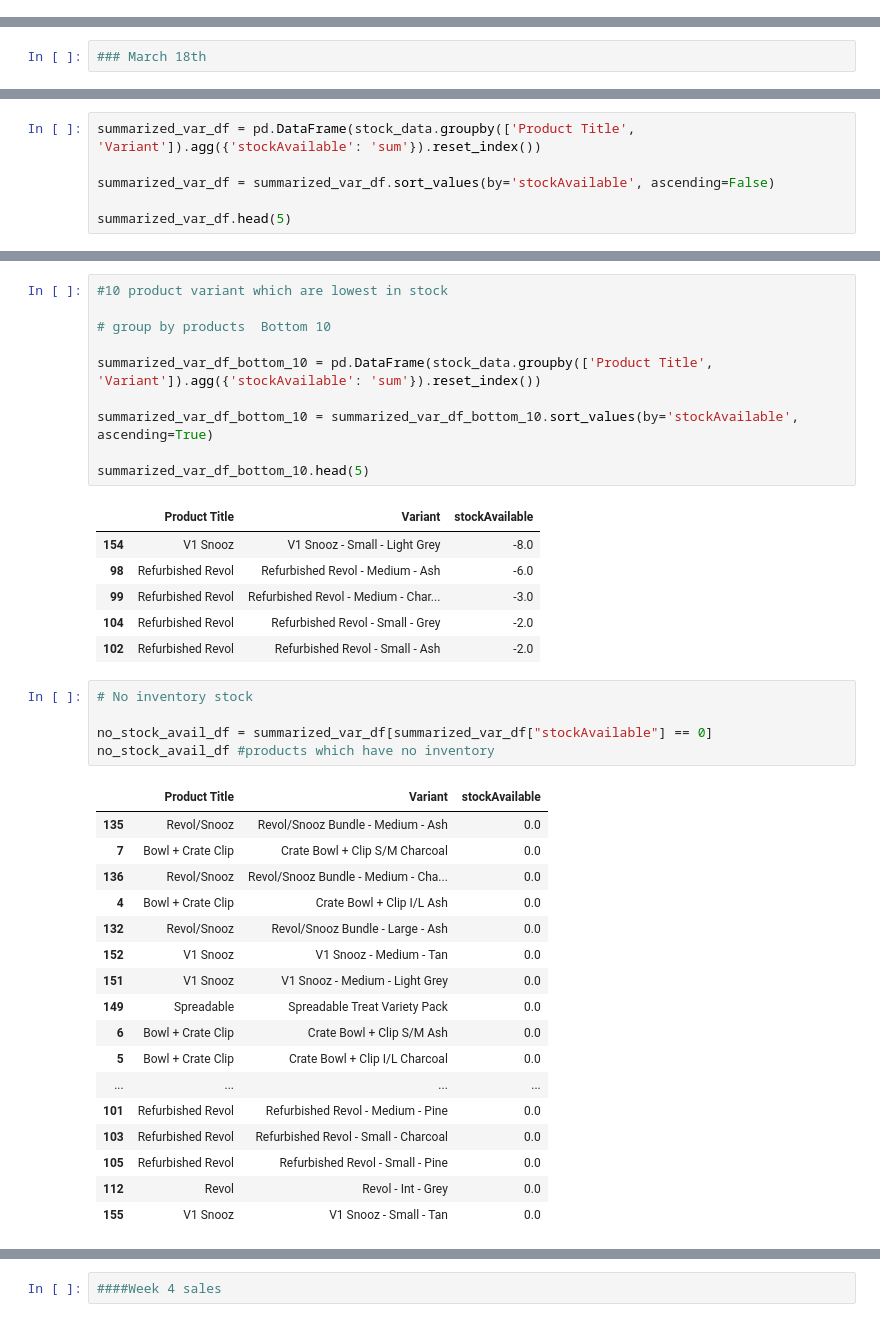
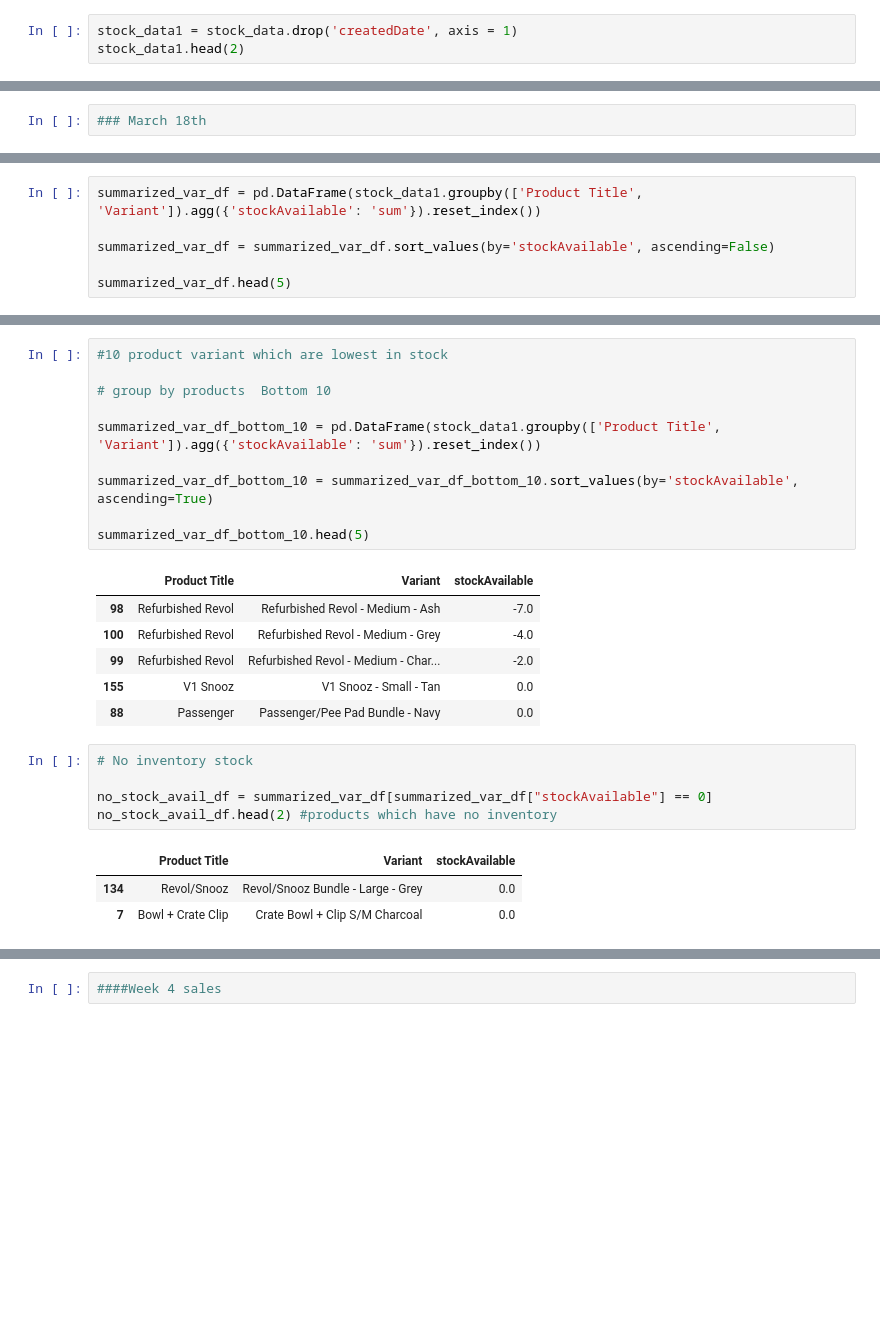
Before and after one commit to revatikharate/Diggs-Business-Intelligence, a Jupyter notebook: Inventory-march18.ipynb, the cells around one changed output, grey strips where cells are left out. Cells and saved outputs as stored; diff of their text form; blank space fills up the shorter version.

```diff
--- a/Inventory-march18.ipynb
+++ b/Inventory-march18.ipynb
@@ -129,3 +145,6 @@ stock_data.head(3)
 | 0 | 940 | 2022-11-14T22:04:31Z | Active | 979 | TPD001AOSC |  |  |  | 0.0 | ... |
 | 1 | 939 | 2022-11-14T21:59:15Z | Active | 978 | WBD001AA4I |  |  |  | 0.0 | ... |
 | 2 | 938 | 2022-11-14T21:58:57Z | Active | 977 | WBD001AA2I |  |  |  | 0.0 | ... |
+# %%
+stock_data1 = stock_data.drop('createdDate', axis = 1)
+stock_data1.head(2)
@@ -162,5 +185,5 @@ plt.show()
 # %%
-summarized_var_df = pd.DataFrame(stock_data.groupby(['Product Title', 'Variant']).agg({'stockAvailable': 'sum'}).reset_index())
+summarized_var_df = pd.DataFrame(stock_data1.groupby(['Product Title', 'Variant']).agg({'stockAvailable': 'sum'}).reset_index())
 
 summarized_var_df = summarized_var_df.sort_values(by='stockAvailable', ascending=False)
 
@@ -177,39 +200,25 @@ summarized_var_df.head(5)
 
 # group by products  Bottom 10
 
-summarized_var_df_bottom_10 = pd.DataFrame(stock_data.groupby(['Product Title', 'Variant']).agg({'stockAvailable': 'sum'}).reset_index())
+summarized_var_df_bottom_10 = pd.DataFrame(stock_data1.groupby(['Product Title', 'Variant']).agg({'stockAvailable': 'sum'}).reset_index())
 
 summarized_var_df_bottom_10 = summarized_var_df_bottom_10.sort_values(by='stockAvailable', ascending=True)
 
 summarized_var_df_bottom_10.head(5)
 # %% [output]
 |  | Product Title | Variant | stockAvailable |
-| 154 | V1 Snooz | V1 Snooz - Small - Light Grey | -8.0 |
-| 98 | Refurbished Revol | Refurbished Revol - Medium - Ash | -6.0 |
-| 99 | Refurbished Revol | Refurbished Revol - Medium - Char... | -3.0 |
-| 104 | Refurbished Revol | Refurbished Revol - Small - Grey | -2.0 |
-| 102 | Refurbished Revol | Refurbished Revol - Small - Ash | -2.0 |
+| 98 | Refurbished Revol | Refurbished Revol - Medium - Ash | -7.0 |
+| 100 | Refurbished Revol | Refurbished Revol - Medium - Grey | -4.0 |
+| 99 | Refurbished Revol | Refurbished Revol - Medium - Char... | -2.0 |
+| 155 | V1 Snooz | V1 Snooz - Small - Tan | 0.0 |
+| 88 | Passenger | Passenger/Pee Pad Bundle - Navy | 0.0 |
 # %%
 # No inventory stock
 
 no_stock_avail_df = summarized_var_df[summarized_var_df["stockAvailable"] == 0]
-no_stock_avail_df #products which have no inventory
+no_stock_avail_df.head(2) #products which have no inventory
 # %% [output]
 |  | Product Title | Variant | stockAvailable |
-| 135 | Revol/Snooz | Revol/Snooz Bundle - Medium - Ash | 0.0 |
+| 134 | Revol/Snooz | Revol/Snooz Bundle - Large - Grey | 0.0 |
 | 7 | Bowl + Crate Clip | Crate Bowl + Clip S/M Charcoal | 0.0 |
-| 136 | Revol/Snooz | Revol/Snooz Bundle - Medium - Cha... | 0.0 |
-| 4 | Bowl + Crate Clip | Crate Bowl + Clip I/L Ash | 0.0 |
-| 132 | Revol/Snooz | Revol/Snooz Bundle - Large - Ash | 0.0 |
-| 152 | V1 Snooz | V1 Snooz - Medium - Tan | 0.0 |
-| 151 | V1 Snooz | V1 Snooz - Medium - Light Grey | 0.0 |
-| 149 | Spreadable | Spreadable Treat Variety Pack | 0.0 |
-| 6 | Bowl + Crate Clip | Crate Bowl + Clip S/M Ash | 0.0 |
-| 5 | Bowl + Crate Clip | Crate Bowl + Clip I/L Charcoal | 0.0 |
-| ... | ... | ... | ... |
-| 101 | Refurbished Revol | Refurbished Revol - Medium - Pine | 0.0 |
-| 103 | Refurbished Revol | Refurbished Revol - Small - Charcoal | 0.0 |
-| 105 | Refurbished Revol | Refurbished Revol - Small - Pine | 0.0 |
-| 112 | Revol | Revol - Int - Grey | 0.0 |
-| 155 | V1 Snooz | V1 Snooz - Small - Tan | 0.0 |
 # %%
```
Also changed, not shown: parts of 68 cells of this notebook.
